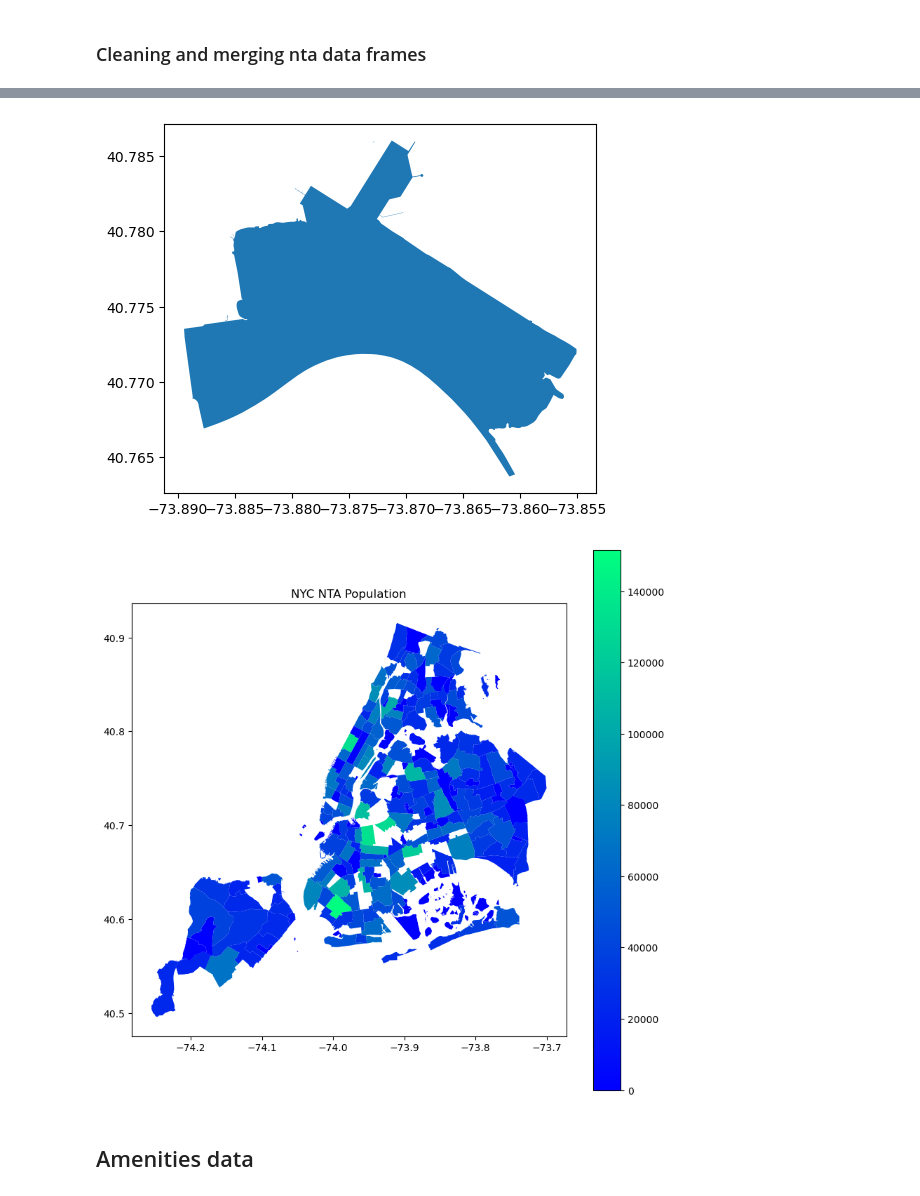
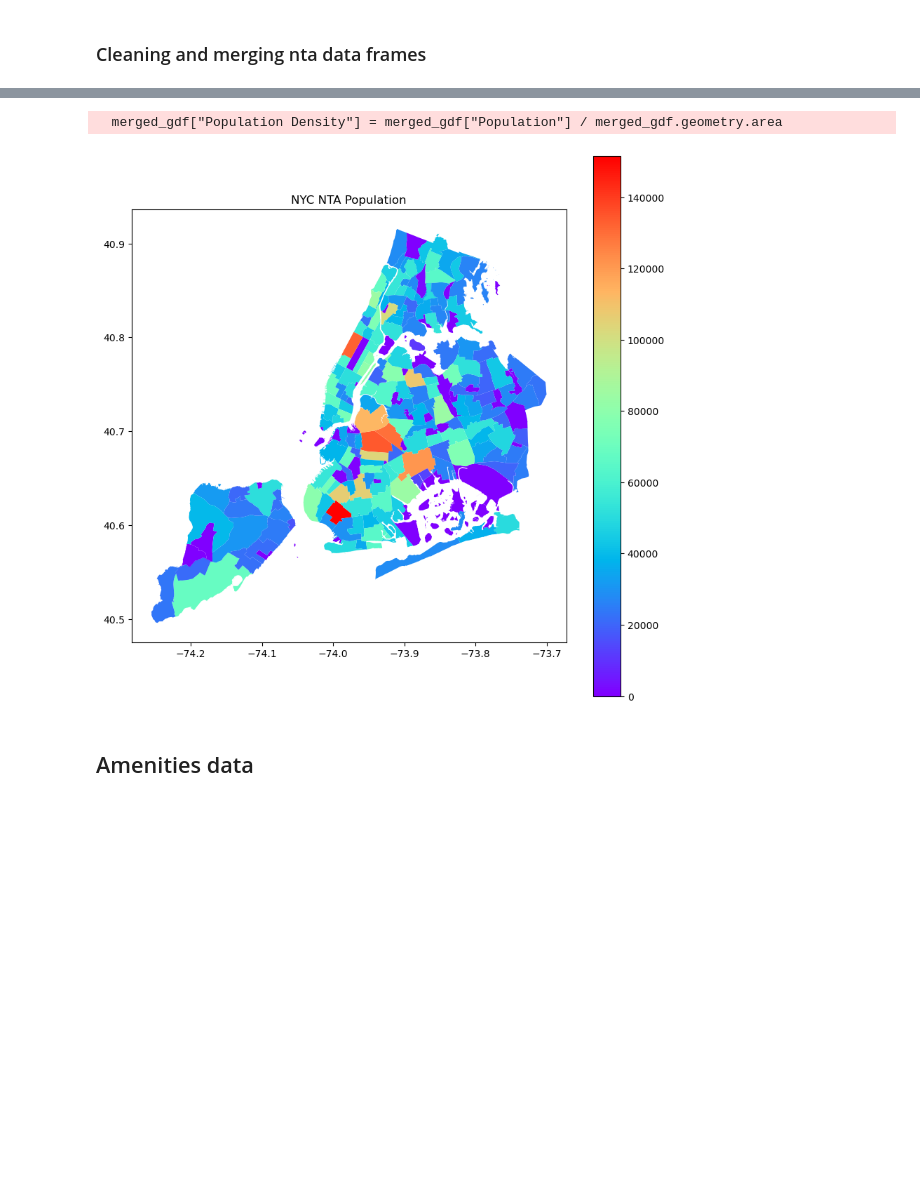
Before and after one commit to Grumlebob/ExamGDS, a Jupyter notebook: thors_cleaning.ipynb, the cells around one changed output, grey strips where cells are left out. Cells and saved outputs as stored; diff of their text form; code cells hidden in the pictures; blank space fills up the shorter version.

Commit message:
some 0 populations fixed

```diff
--- a/thors_cleaning.ipynb
+++ b/thors_cleaning.ipynb
@@ -471,19 +494,20 @@ NTA's with missing population: 0
 # %%
 # merged to geodataframe
-merged_gdf = gpd.GeoDataFrame(merged_df, geometry=merged_df["the_geom"].apply(loads), crs="EPSG:4326")
+#merged_gdf = gpd.GeoDataFrame(merged_gdf, geometry=merged_gdf["the_geom"].apply(loads), crs="EPSG:4326")
 
 #set nan populations to -100000
 merged_gdf["Population"] = merged_gdf["Population"].fillna(-100000)
 
-merged_gdf[merged_gdf["NTA Name_poly"] == "Airport"].plot()
+# calculate density
+merged_gdf["Population Density"] = merged_gdf["Population"] / merged_gdf.geometry.area
 
-# plot merged data
-merged_gdf.plot(column="Population", cmap="winter", legend=True, figsize=(10, 10))
+# plot
+merged_gdf.plot(column="Population", cmap="rainbow", legend=True, figsize=(10, 10))
 plt.title("NYC NTA Population")
 plt.show()
 # %% [output]
+  merged_gdf["Population Density"] = merged_gdf["Population"] / merged_gdf.geometry.area
-[figure, old version]
+[figure, new version]
-[figure, removed]
 # %% [markdown]
 ## Amenities data
 # %%
```
Also changed, not shown: parts of 1 cell of this notebook.
